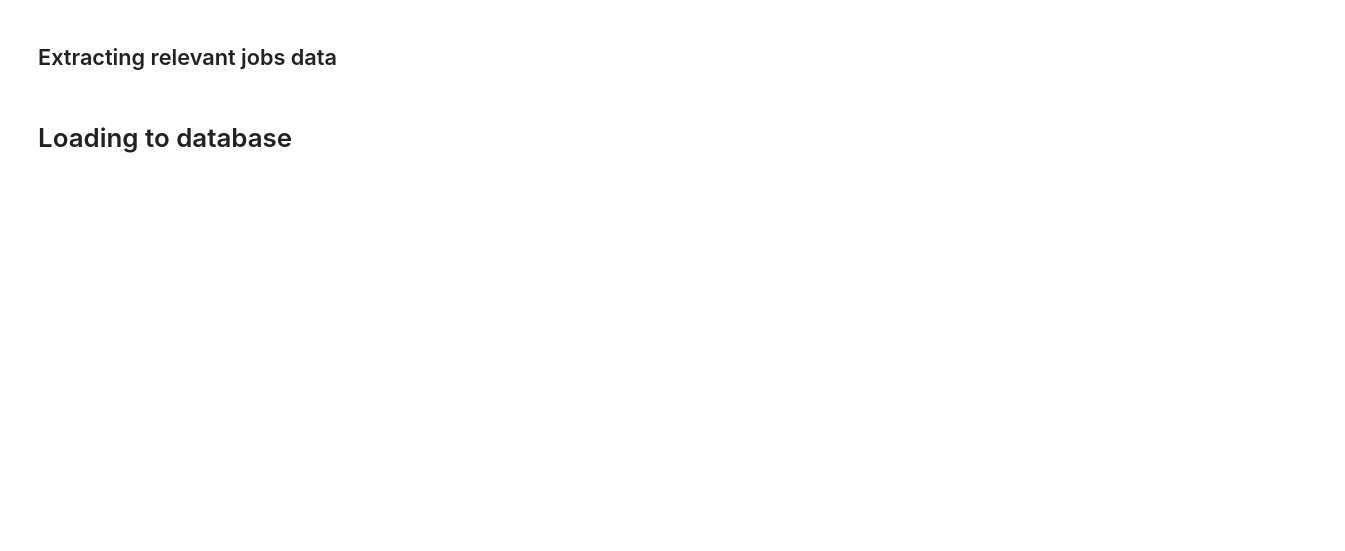
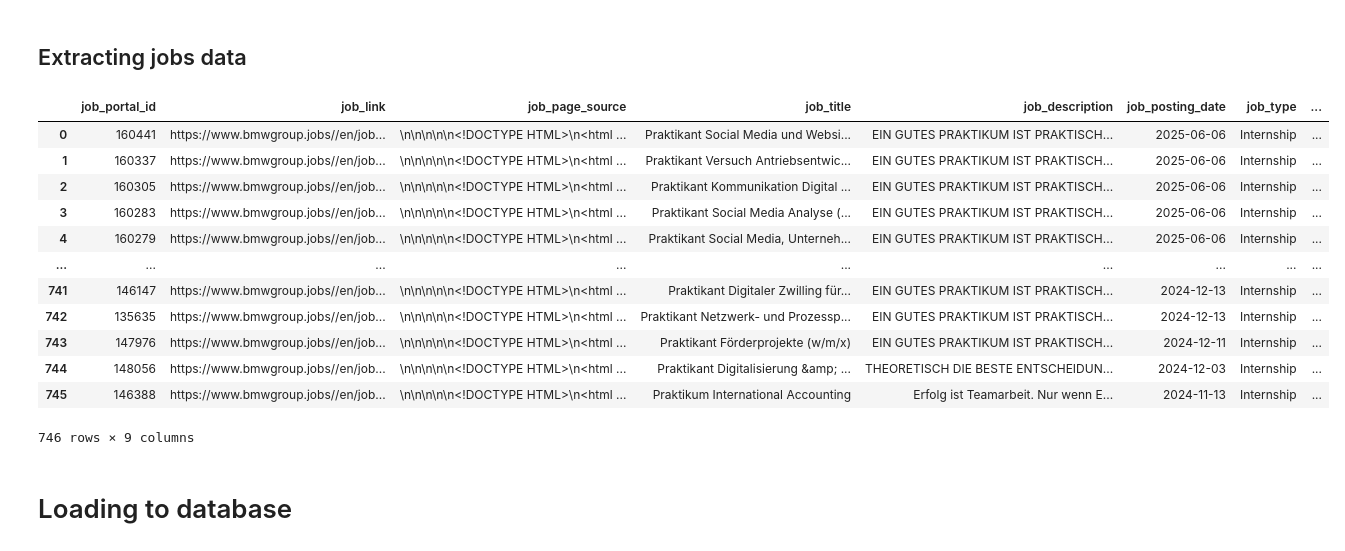
Before and after one commit to caio-pavesi/ai-job-matcher, a Jupyter notebook: source/etl.ipynb, the cells around one changed output. Cells and saved outputs as stored; diff of their text form; code cells hidden in the pictures; blank space fills up the shorter version.

```diff
--- a/source/etl.ipynb
+++ b/source/etl.ipynb
@@ -41,5 +32,3 @@ quantity_of_pages = int(count) // 10
-# %% [markdown]
-## Extracting relevant jobs data
 # %%
 def get_job_page(link: str) -> str:
     """"""
@@ -49,7 +38,7 @@ def get_job_page(link: str) -> str:
 Html = str
 
 def get_job_description(job_page: Html) -> str:
-    """"""
+    """TODO: Extract job description with all the bullets and page formatting, but as text."""
 
     description = (
         job_page
@@ -67,35 +56,54 @@ def get_job_description(job_page: Html) -> str:
     )
 
     return description
+# %%
+def get_job_publishing_date(job_infos: Tag) -> date:
+    """"""
+
+    date_str = job_infos.find('div', class_ = 'grp-jobfinder__cell-publication').text.strip()
+    date_str = re.search(r'\d{2}\.\d{2}\.\d{4}', date_str).group()
+
+    return pd.to_datetime(date_str, format = '%d.%m.%Y').date()
+# %% [markdown]
+## Extracting jobs data
 # %%
 jobs = list()
-for page in range(quantity_of_pages):
-    bmw_job_listing = job_listing(page * 10, FILTER).find_all('div', class_ = 'grp-jobfinder__wrapper')
+for job in get_job_listing(FILTER):
+    job: Tag = job
 
-    for job_listed in bmw_job_listing:
-        job_listed: Tag = job_listed
+    link = 'https://www.bmwgroup.jobs/' + job.find('a').get('href')
+    html = get_job_page(link)
 
-        link = 'https://www.bmwgroup.jobs/' + job_listed.find('a').get('href')
-        html = get_job_page(link)
-        description = get_job_description(html)
-
-        jobs.append(
-            {
-                "job_portal_id":    job_listed.get('data-job-id'),
-                "job_link":         link,
-                "job_page_source":  html,
-                "job_title":        job_listed.find('a').get('aria-label'),
-                "job_description":  description,
-                "job_posting_date": None,
-                "job_type":         job_listed.find('a').find('div', class_='grp-jobfinder-cell-refno').get('data-job-type'),
-                "job_field":        job_listed.find('a').find('div', class_='grp-jobfinder-cell-refno').get('data-job-field'),
-                "job_city":         job_listed.find('a').find('div', class_='grp-jobfinder-cell-refno').get('data-job-location'),
-            }
-        )
-
-    break
+    jobs.append(
+        {
+            "job_portal_id":    job.get('data-job-id'),
+            "job_link":         link,
+            "job_page_source":  html,
+            "job_title":        job.find('a').get('aria-label'),
+            "job_description":  get_job_description(html),
+            "job_posting_date": get_job_publishing_date(job),
+            "job_type":         job.find('a').find('div', class_='grp-jobfinder-cell-refno').get('data-job-type'),
+            "job_field":        job.find('a').find('div', class_='grp-jobfinder-cell-refno').get('data-job-field'),
+            "job_city":         job.find('a').find('div', class_='grp-jobfinder-cell-refno').get('data-job-location'),
+        }
+    )
 
 jobs = pd.DataFrame(jobs)
+display(jobs)
+# %% [output]
+|  | job_portal_id | job_link | job_page_source | job_title | job_description | job_posting_date | job_type | ... |
+| 0 | 160441 | https://www.bmwgroup.jobs//en/job... | \n\n\n\n\n<!DOCTYPE HTML>\n<html ... | Praktikant Social Media und Websi... | EIN GUTES PRAKTIKUM IST PRAKTISCH... | 2025-06-06 | Internship | ... |
+| 1 | 160337 | https://www.bmwgroup.jobs//en/job... | \n\n\n\n\n<!DOCTYPE HTML>\n<html ... | Praktikant Versuch Antriebsentwic... | EIN GUTES PRAKTIKUM IST PRAKTISCH... | 2025-06-06 | Internship | ... |
+| 2 | 160305 | https://www.bmwgroup.jobs//en/job... | \n\n\n\n\n<!DOCTYPE HTML>\n<html ... | Praktikant Kommunikation Digital ... | EIN GUTES PRAKTIKUM IST PRAKTISCH... | 2025-06-06 | Internship | ... |
+| 3 | 160283 | https://www.bmwgroup.jobs//en/job... | \n\n\n\n\n<!DOCTYPE HTML>\n<html ... | Praktikant Social Media Analyse (... | EIN GUTES PRAKTIKUM IST PRAKTISCH... | 2025-06-06 | Internship | ... |
+| 4 | 160279 | https://www.bmwgroup.jobs//en/job... | \n\n\n\n\n<!DOCTYPE HTML>\n<html ... | Praktikant Social Media, Unterneh... | EIN GUTES PRAKTIKUM IST PRAKTISCH... | 2025-06-06 | Internship | ... |
+| ... | ... | ... | ... | ... | ... | ... | ... | ... |
+| 741 | 146147 | https://www.bmwgroup.jobs//en/job... | \n\n\n\n\n<!DOCTYPE HTML>\n<html ... | Praktikant Digitaler Zwilling für... | EIN GUTES PRAKTIKUM IST PRAKTISCH... | 2024-12-13 | Internship | ... |
+| 742 | 135635 | https://www.bmwgroup.jobs//en/job... | \n\n\n\n\n<!DOCTYPE HTML>\n<html ... | Praktikant Netzwerk- und Prozessp... | EIN GUTES PRAKTIKUM IST PRAKTISCH... | 2024-12-13 | Internship | ... |
+| 743 | 147976 | https://www.bmwgroup.jobs//en/job... | \n\n\n\n\n<!DOCTYPE HTML>\n<html ... | Praktikant Förderprojekte (w/m/x) | EIN GUTES PRAKTIKUM IST PRAKTISCH... | 2024-12-11 | Internship | ... |
+| 744 | 148056 | https://www.bmwgroup.jobs//en/job... | \n\n\n\n\n<!DOCTYPE HTML>\n<html ... | Praktikant Digitalisierung &amp; ... | THEORETISCH DIE BESTE ENTSCHEIDUN... | 2024-12-03 | Internship | ... |
+| 745 | 146388 | https://www.bmwgroup.jobs//en/job... | \n\n\n\n\n<!DOCTYPE HTML>\n<html ... | Praktikum International Accounting | Erfolg ist Teamarbeit. Nur wenn E... | 2024-11-13 | Internship | ... |
+746 rows × 9 columns
 # %% [markdown]
 # Loading to database
 # %%
```
Also changed, not shown: parts of 8 cells of this notebook.
